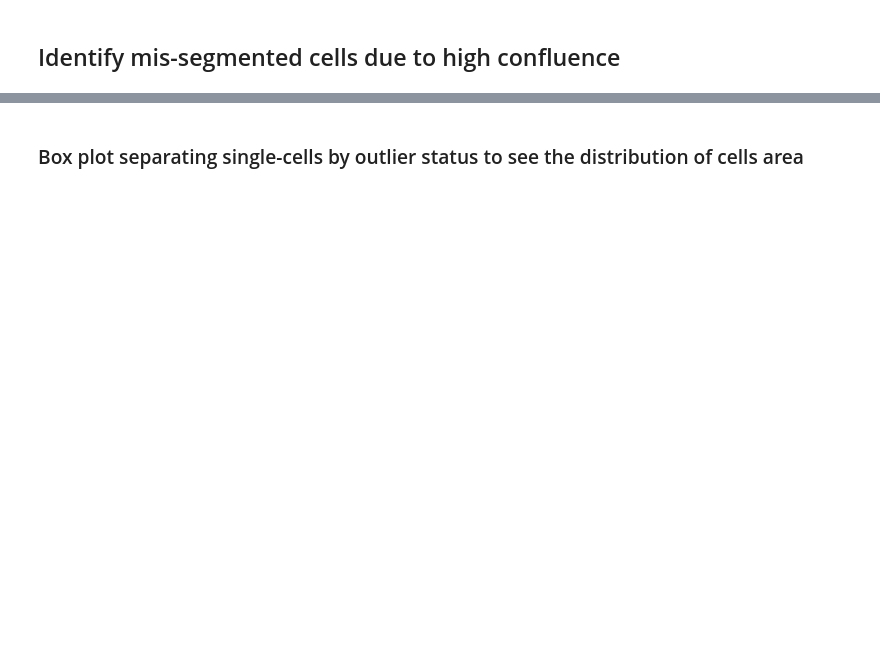
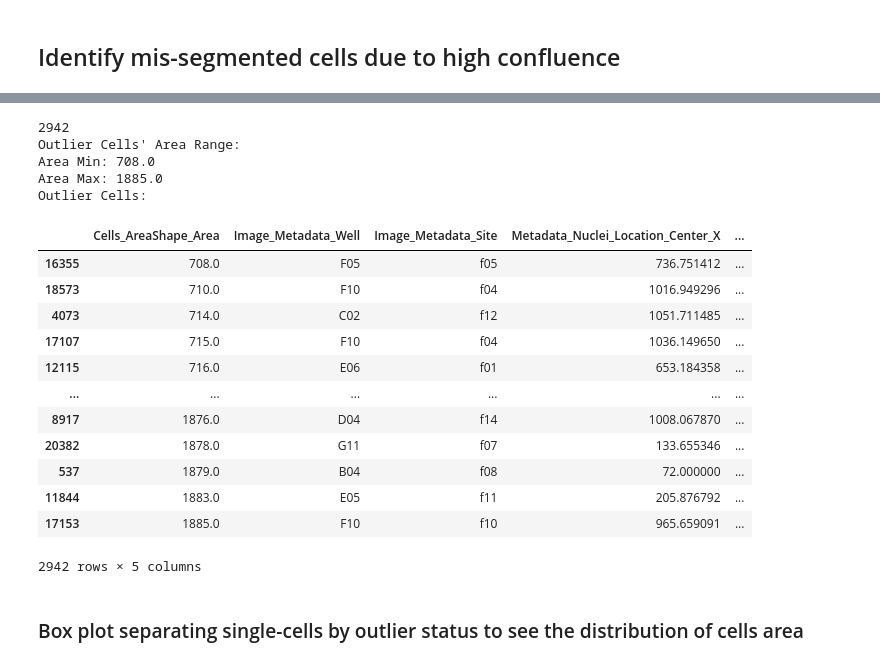
Before and after one commit to WayScience/cellpainting_predicts_cardiac_fibrosis, a Jupyter notebook: 3.process_cfret_features/1.sc_quality_control.ipynb, the cells around one changed output, grey strips where cells are left out. Saved outputs shown, nothing was run; the diff lists cells and outputs as text; code cells hidden in the pictures; blank space fills up the shorter version.

```diff
--- a/3.process_cfret_features/1.sc_quality_control.ipynb
+++ b/3.process_cfret_features/1.sc_quality_control.ipynb
@@ -202,3 +259,57 @@ Max: 2410.0
+# %%
+# Calculate the mean and standard deviation of Nuclei_AreaShape_Area
+mean_nuclei_area = plate_4_df["Nuclei_AreaShape_Area"].mean()
+std_nuclei_area = plate_4_df["Nuclei_AreaShape_Area"].std()
+
+# Set a threshold for considering outliers (number of standard deviations away from the mean)
+threshold = 2
+
+# Calculate the threshold for filtering cells which is the number of standard deviations above the mean for nuclei
+outlier_threshold = mean_nuclei_area + threshold * std_nuclei_area
+
+# Filter DataFrame for cells with area below the threshold
+cells_outliers_df = plate_4_df[
+    plate_4_df["Cells_AreaShape_Area"] <= outlier_threshold
+]
+
+# Print the filtered DataFrame shape to check the number of cells filtered
+print(cells_outliers_df.shape[0])
+
+# Print the range of filtered cells' areas
+print("Outlier Cells' Area Range:")
+print("Area Min:", cells_outliers_df["Cells_AreaShape_Area"].min())
+print("Area Max:", cells_outliers_df["Cells_AreaShape_Area"].max())
+
+# Print specific columns of filtered cells DataFrame
+print("Outlier Cells:")
+cells_outliers_df[
+    [
+        "Cells_AreaShape_Area",
+        "Image_Metadata_Well",
+        "Image_Metadata_Site",
+        "Metadata_Nuclei_Location_Center_X",
+        "Metadata_Nuclei_Location_Center_Y",
+    ]
+].sort_values(by="Cells_AreaShape_Area", ascending=True)
+# %% [output]
+2942
+Outlier Cells' Area Range:
+Area Min: 708.0
+Area Max: 1885.0
+Outlier Cells:
+|  | Cells_AreaShape_Area | Image_Metadata_Well | Image_Metadata_Site | Metadata_Nuclei_Location_Center_X | ... |
+| 16355 | 708.0 | F05 | f05 | 736.751412 | ... |
+| 18573 | 710.0 | F10 | f04 | 1016.949296 | ... |
+| 4073 | 714.0 | C02 | f12 | 1051.711485 | ... |
+| 17107 | 715.0 | F10 | f04 | 1036.149650 | ... |
+| 12115 | 716.0 | E06 | f01 | 653.184358 | ... |
+| ... | ... | ... | ... | ... | ... |
+| 8917 | 1876.0 | D04 | f14 | 1008.067870 | ... |
+| 20382 | 1878.0 | G11 | f07 | 133.655346 | ... |
+| 537 | 1879.0 | B04 | f08 | 72.000000 | ... |
+| 11844 | 1883.0 | E05 | f11 | 205.876792 | ... |
+| 17153 | 1885.0 | F10 | f10 | 965.659091 | ... |
+2942 rows × 5 columns
 # %% [markdown]
 ### Box plot separating single-cells by outlier status to see the distribution of cells area
 # %%
```
Also changed, not shown: parts of 12 cells of this notebook, 20 other files.
